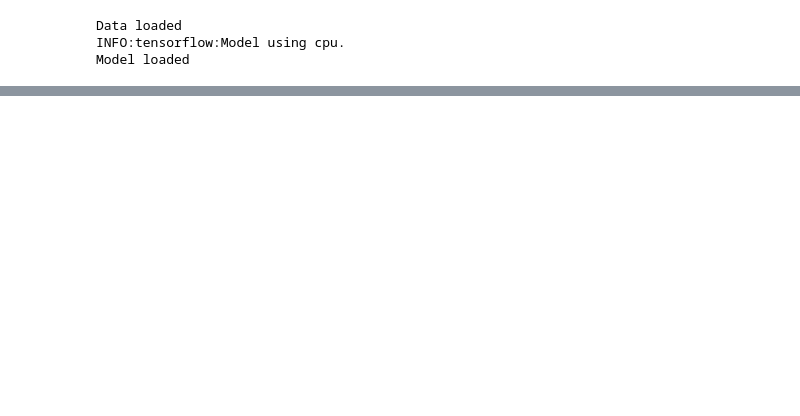
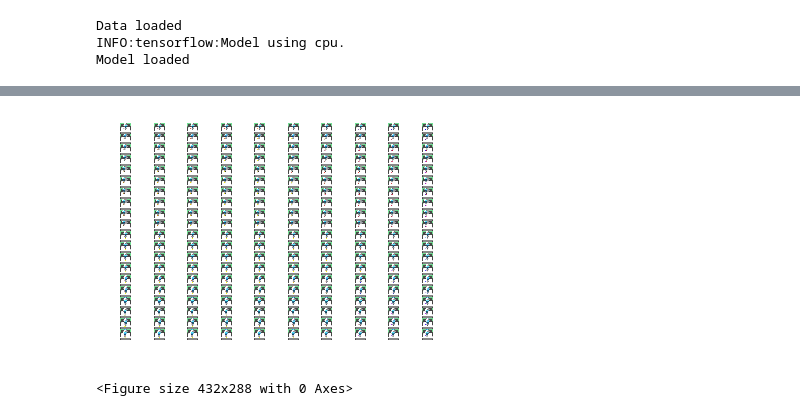
Before and after one commit to DarthPumpkin/generative-parametrizations, a Jupyter notebook: scripts/dead_unit_detector_notebook.ipynb, the cells around one changed output, grey strips where cells are left out. Drawn from its saved outputs; the diff is of its cells as text; code cells hidden in the pictures; blank space fills up the shorter version.

```diff
--- a/scripts/dead_unit_detector_notebook.ipynb
+++ b/scripts/dead_unit_detector_notebook.ipynb
@@ -122,0 +113,31 @@ plt.imshow(dataset[9])
+# %%
+latent_index_of_interrest = alive_idx_set[-2]
+z = vae.encode(dataset[110: 110+batch_size])
+reconstruct = vae.decode(z)
+pic = reconstruct[pic_index]
+mins = np.min(z, axis=0)
+maxes = np.max(z, axis=0)
+
+latent_walk_length = 10
+latent_walk = np.linspace(mins[latent_index_of_interrest]-1, maxes[latent_index_of_interrest]+1, latent_walk_length)
+fig = plt.figure()
+plt.tight_layout()
+pic_index = 0
+n_pics = 20
+for pic_index in range(n_pics):
+    originals = z[pic_index].copy()
+    for j, walk in enumerate(latent_walk):
+        z[pic_index][latent_index_of_interrest] = walk
+        reconstruct = vae.decode(z)
+        a = fig.add_subplot(n_pics, latent_walk_length, (pic_index * latent_walk_length + (j + 1)))
+        plt.imshow(reconstruct[pic_index])
+        plt.axis('off')
+        z[pic_index] = originals
+plt.subplots_adjust(wspace=0, hspace=0)
+plt.savefig(f"disentaglement_color_{pic_index}.pdf", format="pdf")
+plt.show()
+plt.cla()
+plt.clf()
+# %% [output]
+[figure, added]
+<Figure size 432x288 with 0 Axes>
```
Also changed, not shown: parts of 8 cells of this notebook.
